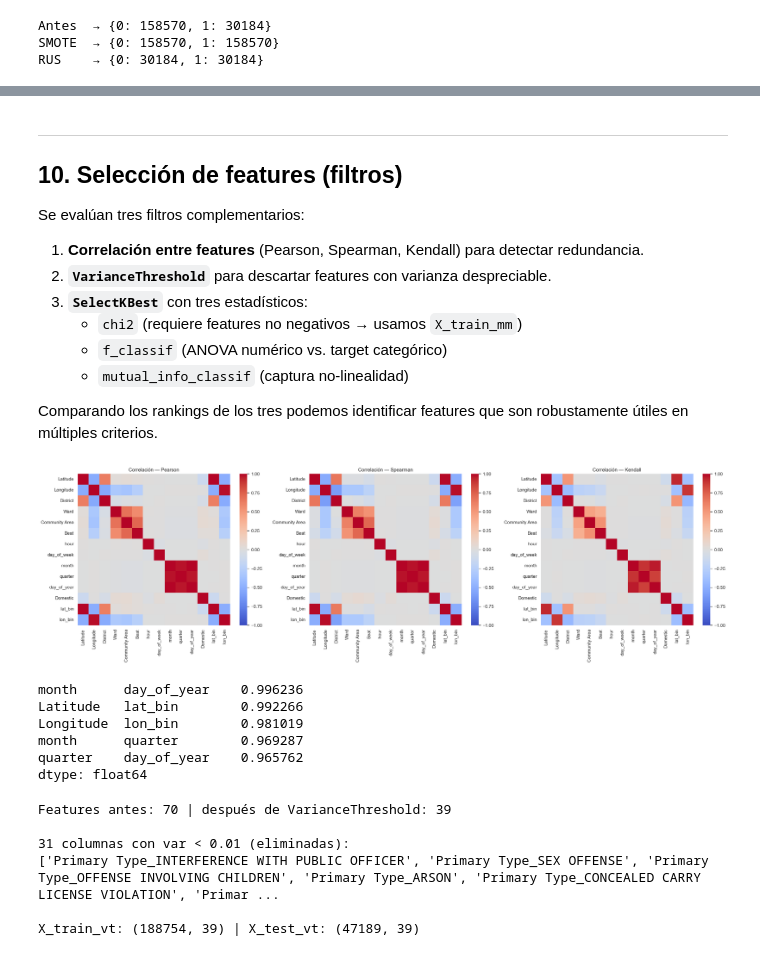
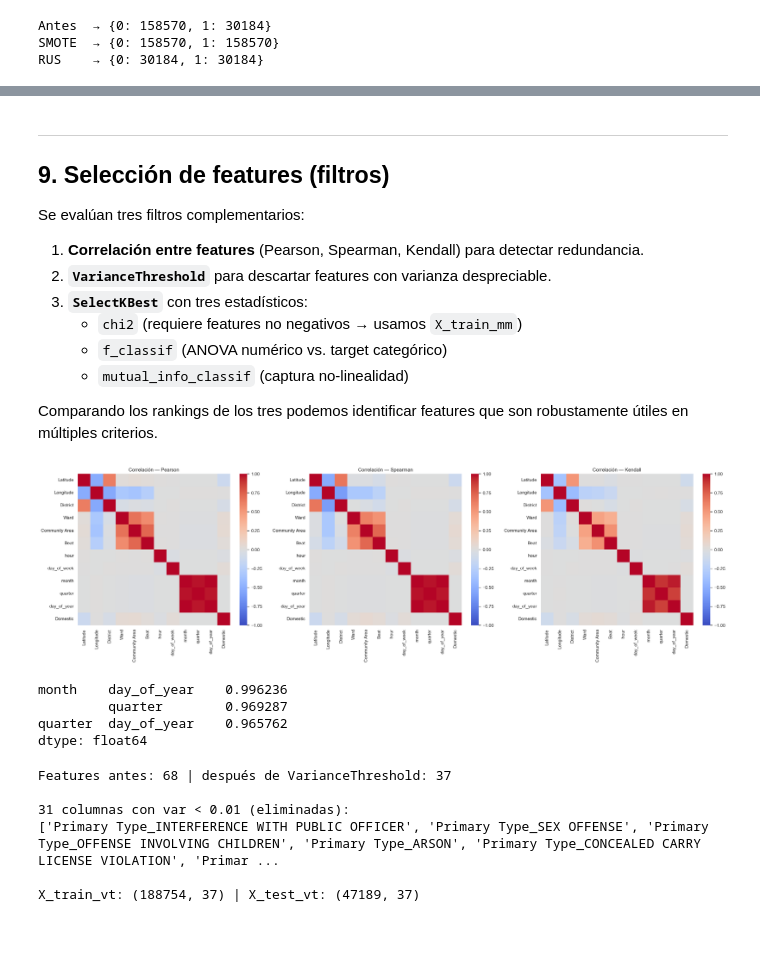
Before and after one commit to francomor/ceia-analisis-de-datos-tp-final, a Jupyter notebook: 2.tp_final_parte2_fran.ipynb, the cells around one changed output, grey strips where cells are left out. Cells and saved outputs as stored; diff of their text form; code cells hidden in the pictures.

```diff
--- a/2.tp_final_parte2_fran.ipynb
+++ b/2.tp_final_parte2_fran.ipynb
@@ -412,10 +402,0 @@ La discretización (binning) permite capturar relaciones **no lineales** entre u
-# %%
-# Grilla geográfica (10x10) sobre Chicago.
-kb_geo = KBinsDiscretizer(n_bins=10, encode='ordinal', strategy='uniform')
-X_train[['lat_bin', 'lon_bin']] = kb_geo.fit_transform(X_train[['Latitude', 'Longitude']]).astype(int)
-X_test[['lat_bin', 'lon_bin']]  = kb_geo.transform(X_test[['Latitude', 'Longitude']]).astype(int)
-
-print('lat_bin × lon_bin — cantidad de celdas pobladas en train:')
-grid = X_train.groupby(['lat_bin', 'lon_bin']).size()
-print(f'  Celdas con crímenes: {len(grid)} / {10*10}')
-print(f'  Mediana de crímenes por celda: {int(grid.median())}')
@@ -574,7 +549,7 @@ RUS    → {0: 30184, 1: 30184}
 **Alternativa complementaria:** muchos clasificadores (`LogisticRegression`, `RandomForestClassifier`, `XGBClassifier`) aceptan `class_weight='balanced'` / `scale_pos_weight`, que pondera el costo de error sin alterar los datos. Es una tercera vía que conviene comparar en una etapa de modelado.
 # %% [markdown]
 ---
-## 10. Selección de features (filtros)
+## 9. Selección de features (filtros)
 
 Se evalúan tres filtros complementarios:
 
@@ -589,23 +564,22 @@ Comparando los rankings de los tres podemos identificar features que son robusta
 # %%
 # Heatmap de correlaciones — muestreamos para que sea legible
 sample_cols = [
     'Latitude', 'Longitude',
     'District', 'Ward', 'Community Area', 'Beat',
     'hour', 'day_of_week', 'month', 'quarter', 'day_of_year',
     'Domestic',
-    'lat_bin', 'lon_bin',
 ]
 sample_cols = [c for c in sample_cols if c in X_train_std.columns]
 
 fig, axes = plt.subplots(1, 3, figsize=(24, 7))
 for ax, method in zip(axes, ['pearson', 'spearman', 'kendall']):
     corr = X_train_std[sample_cols].corr(method=method)
     sns.heatmap(corr, annot=False, cmap='coolwarm', center=0, vmin=-1, vmax=1, ax=ax)
     ax.set_title(f'Correlación — {method.capitalize()}')
 plt.tight_layout()
 plt.show()
 # %% [output]
-[figure, old version]
+[figure, new version]
 # %%
 # Pares con |corr| alta (Pearson), como señal de redundancia
 corr_p = X_train_std[sample_cols].corr().abs()
@@ -615,11 +589,9 @@ pairs = (
 )
 pairs[pairs > 0.9].head(15)
 # %% [output]
-month      day_of_year    0.996236
-Latitude   lat_bin        0.992266
-Longitude  lon_bin        0.981019
-month      quarter        0.969287
-quarter    day_of_year    0.965762
+month    day_of_year    0.996236
+         quarter        0.969287
+quarter  day_of_year    0.965762
 dtype: float64
 # %%
 # VarianceThreshold sobre X_train_std — eliminamos features (casi) constantes.
@@ -641,12 +613,12 @@ print(f'\n{len(descartadas_vt)} columnas con var < 0.01 (eliminadas):')
 print(descartadas_vt[:20])
 print(f'\nX_train_vt: {X_train_vt.shape} | X_test_vt: {X_test_vt.shape}')
 # %% [output]
-Features antes: 70 | después de VarianceThreshold: 39
+Features antes: 68 | después de VarianceThreshold: 37
 
 31 columnas con var < 0.01 (eliminadas):
 ['Primary Type_INTERFERENCE WITH PUBLIC OFFICER', 'Primary Type_SEX OFFENSE', 'Primary Type_OFFENSE INVOLVING CHILDREN', 'Primary Type_ARSON', 'Primary Type_CONCEALED CARRY LICENSE VIOLATION', 'Primar ...
 
-X_train_vt: (188754, 39) | X_test_vt: (47189, 39)
+X_train_vt: (188754, 37) | X_test_vt: (47189, 37)
 # %%
 # SelectKBest — usamos las columnas ya filtradas por VarianceThreshold para no puntuar features cuasi-constantes.
 X_tr_num_mm  = X_train_mm[mantenidas_vt].fillna(0)
```
Also changed, not shown: parts of 18 cells of this notebook.
